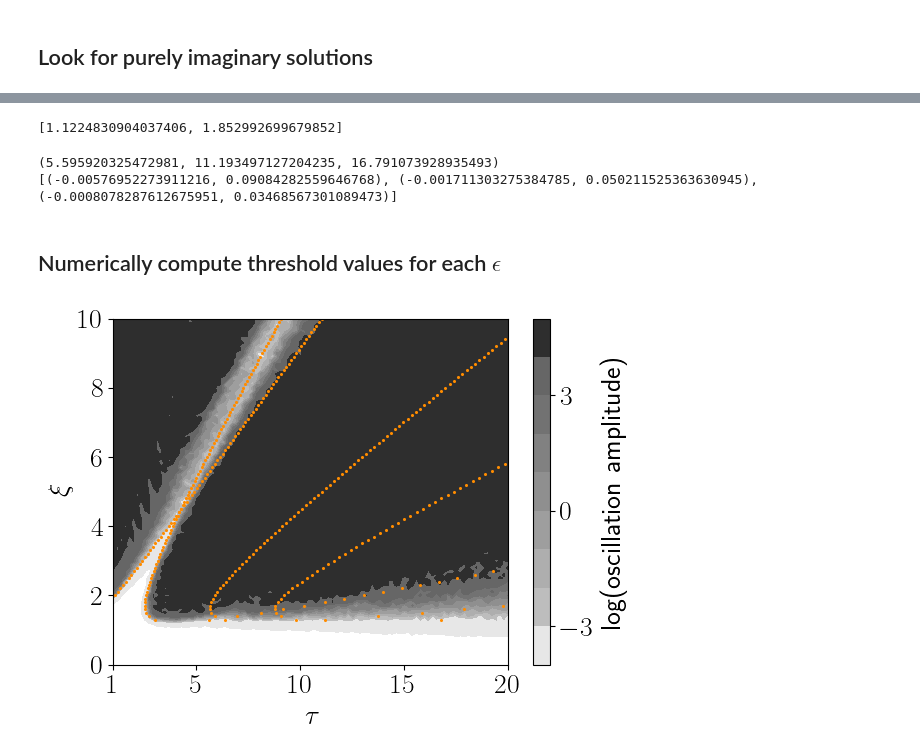
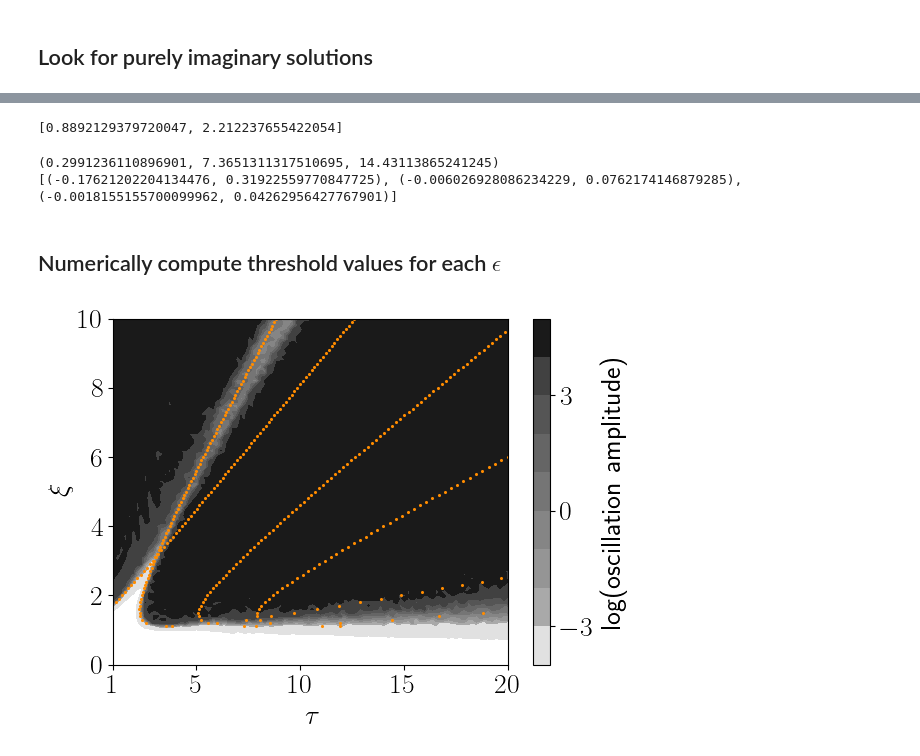
Before and after one commit to Irene-Li/kuramoto, a Jupyter notebook: linear_stability.ipynb, the cells around one changed output, grey strips where cells are left out. Drawn from its saved outputs; the diff is of its cells as text; code cells hidden in the pictures.

```diff
--- a/linear_stability.ipynb
+++ b/linear_stability.ipynb
@@ -10,11 +10,11 @@ from sto_density import *
 from tqdm import tqdm
 # %%
 kappa = 1
-n = 6
+n = 8
 mu = 1.2
 nu = 1.2
-tau = 5
-epsilon = 1
+tau = 8.6*2
+epsilon = 8.6/2
 
 m = model(mu, nu, kappa, n, tau, epsilon)
 # %% [markdown]
@@ -107,21 +107,30 @@ plt.show()
 roots = m.solve_for_omega(1.3)
 print(roots)
 # %% [output]
-[1.1224830904037406, 1.852992699679852]
+[0.8892129379720047, 2.212237655422054]
 # %%
 omega = roots[0]
 taus = m.solve_for_tau(omega)
 print(taus)
 print([m.obtain_grads(omega, tau) for tau in taus])
 # %% [output]
-(5.595920325472981, 11.193497127204235, 16.791073928935493)
-[(-0.00576952273911216, 0.09084282559646768), (-0.001711303275384785, 0.050211525363630945), (-0.0008078287612675951, 0.03468567301089473)]
+(0.2991236110896901, 7.3651311317510695, 14.43113865241245)
+[(-0.17621202204134476, 0.31922559770847725), (-0.006026928086234229, 0.0762174146879285), (-0.0018155155700099962, 0.04262956427767901)]
 # %% [markdown]
 ## Numerically compute threshold values for each $\epsilon$
 # %%
 N = 100
 epsilons = np.linspace(0.1, 10, N)
 taus = np.linspace(1, 20, N)
+
+kappa = 1
+n = 8
+mu = 1.2
+nu = 1.2
+tau = 8.6*2
+epsilon = 8.6/2
+
+m = model(mu, nu, kappa, n, tau, epsilon)
 m.find_phi_bar(8)
 res = []
 for epsilon in epsilons:
@@ -163,23 +172,23 @@ taus = np.linspace(1, 20, N)
 # %%
 plt.rcParams['text.usetex'] = True
 plt.rc('font', size=20)
 
 image = amps
-plt.contourf(taus, epsilons, np.log(image), levels=[-10, -3, -2, -1, 0, 1, 2, 3, 4, 10], cmap='Greys')
+plt.contourf(taus, epsilons, np.log(image), levels=[-10, -3, -2, -1, 0, 1, 2, 3, 4, 7], cmap='Greys')
 cbar = plt.colorbar()
 cbar.set_label(r'log(oscillation amplitude)')
 cbar.set_ticks([-3, 0, 3])
 plt.xlabel(r'$\tau$')
 plt.ylabel(r'$\xi$')
 
 for (es, ts, grads) in res:
     plt.scatter(ts, es, color='darkorange', s=1.5, marker='o')
 
 plt.xlim([1, 20])
 plt.ylim([0, 10])
 plt.xticks([1, 5, 10, 15, 20])
 plt.tight_layout()
 plt.savefig('Figures/2d_map.pdf')
 plt.show()
 # %% [output]
-[figure, old version]
+[figure, new version]
```
Also changed, not shown: parts of 4 cells of this notebook, 3 other files.
